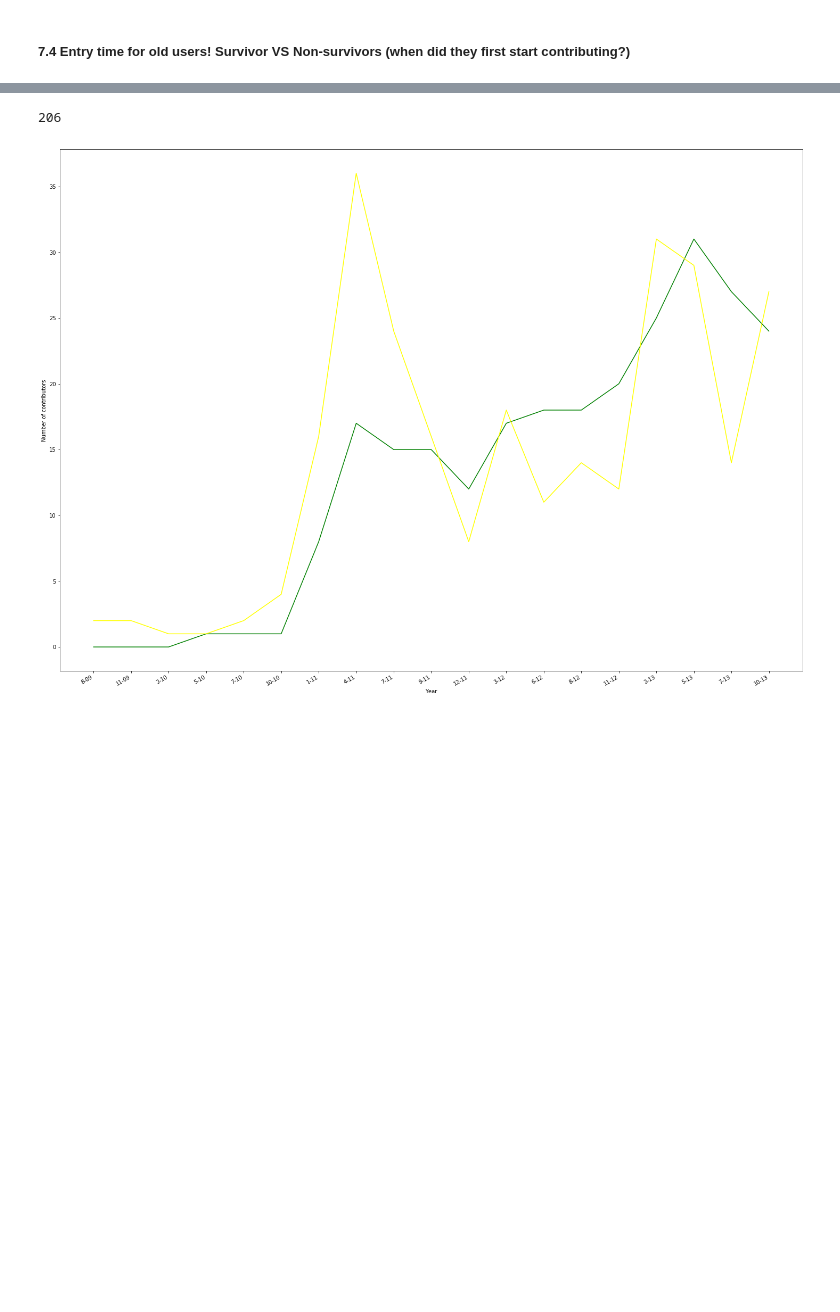
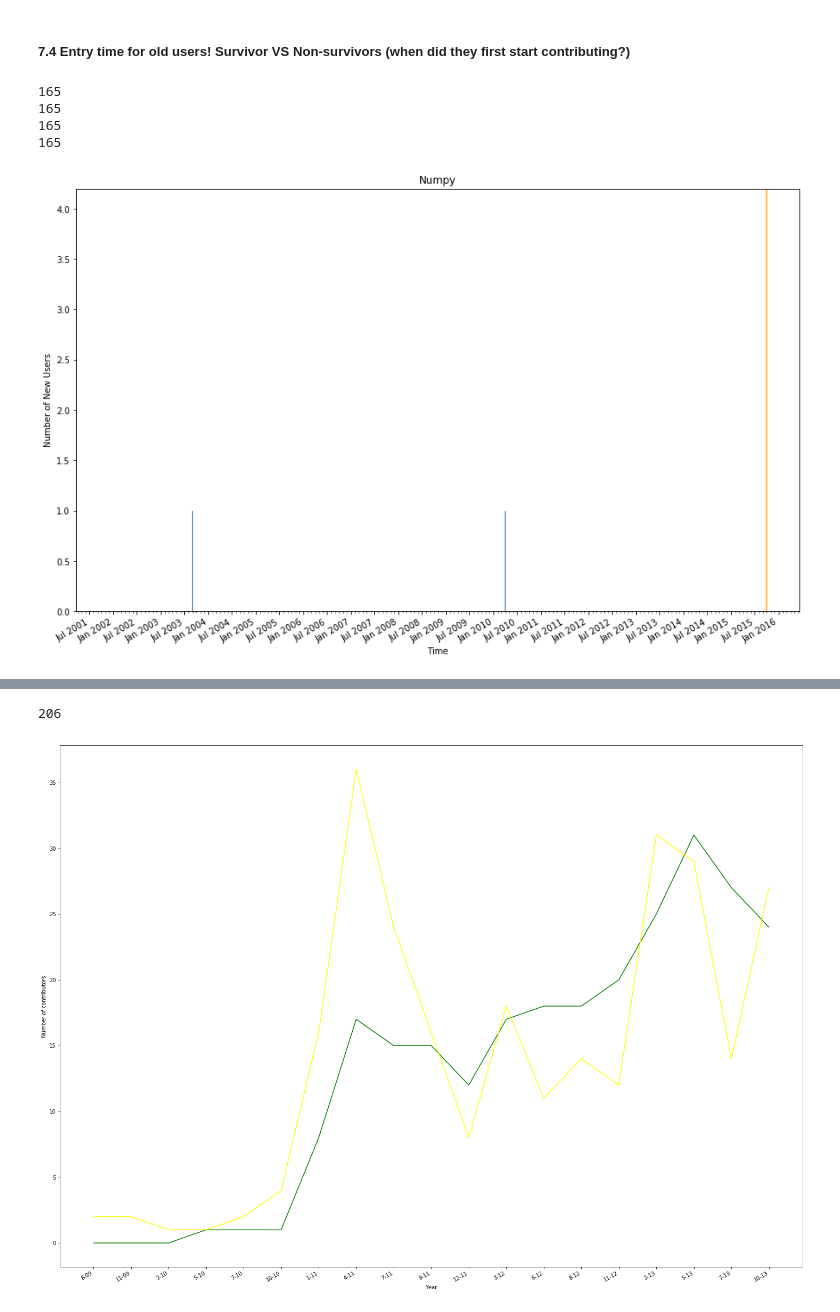
Before and after one commit to hyunny94/5306p1, a Jupyter notebook: cs5306_project1.ipynb, the cells around one changed output, grey strips where cells are left out. Cells and saved outputs as stored; diff of their text form; code cells hidden in the pictures; blank space fills up the shorter version.

```diff
--- a/cs5306_project1.ipynb
+++ b/cs5306_project1.ipynb
@@ -511,3 +668,12 @@ def entry_points(surv, nonsurv, df):
+# %%
+#vis2(n_old_bef_surv, n_old_aft, n_old_bef_nonsurv, n_new_df, n_df, "Numpy")
+vis3(n_old_bef_surv, n_old_bef_nonsurv, n_df, "Numpy")
+# %% [output]
+165
+165
+165
+165
+[figure, added]
 # %%
 n_surv_ent_pt, n_nonsurv_ent_pt = entry_points(n_surv, n_nonsurv, n_df)
 r_surv_ent_pt, r_nonsurv_ent_pt = entry_points(r_surv, r_nonsurv, r_df)
```
Also changed, not shown: parts of 22 cells of this notebook.
